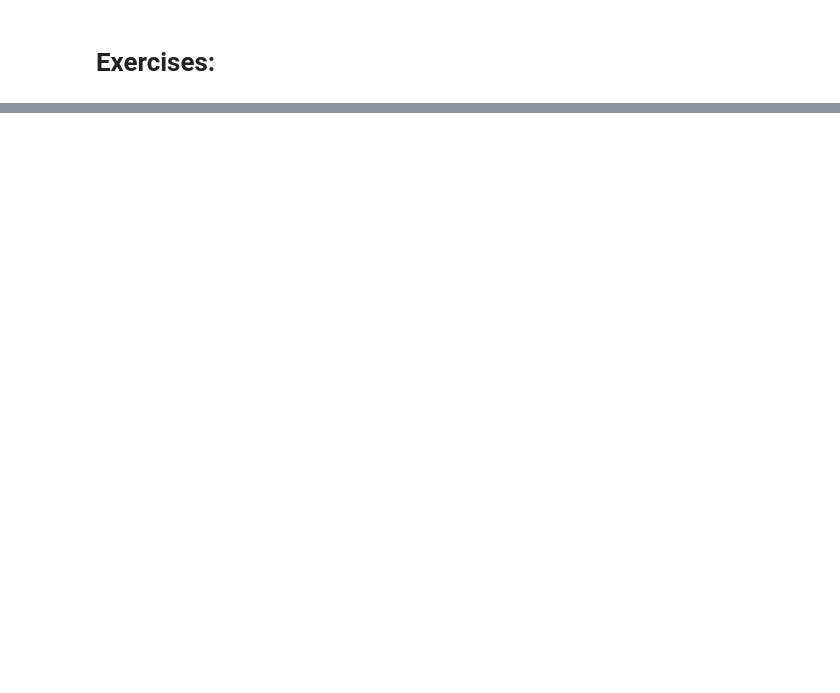
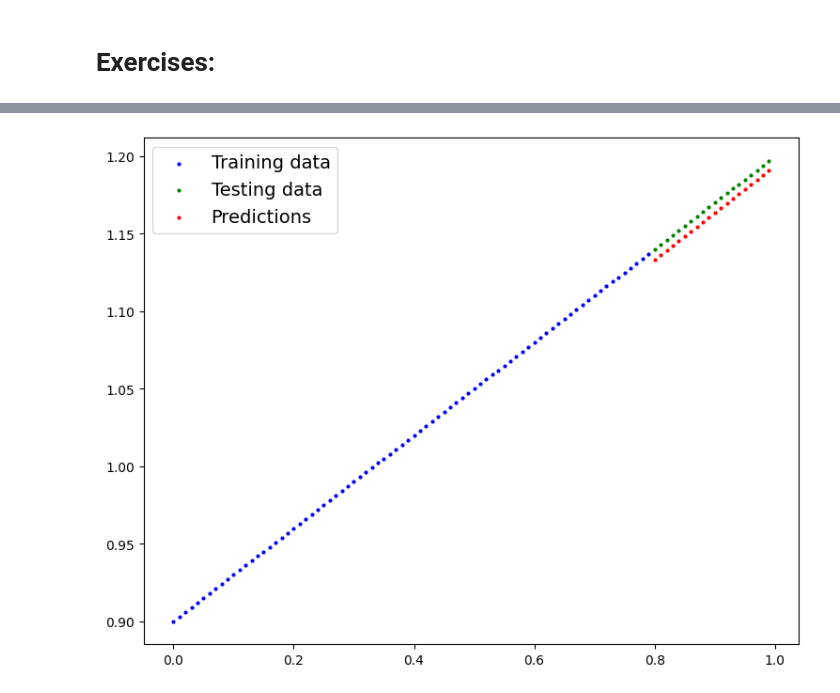
Before and after one commit to srikrish2812/pytorch_practice, a Jupyter notebook: torch_1_workflow.ipynb, the cells around one changed output, grey strips where cells are left out. Cells and saved outputs as stored; diff of their text form; code cells hidden in the pictures; blank space fills up the shorter version.

```diff
--- a/torch_1_workflow.ipynb
+++ b/torch_1_workflow.ipynb
@@ -636,0 +696,32 @@ tensor([[0.8600],
+# %%
+loss_fn = nn.L1Loss()
+optimizer = torch.optim.SGD(params=lin_model.parameters(),
+                            lr=0.01)
+
+epochs = 300
+
+for epoch in range(epochs):
+    lin_model.train()
+
+    # 1. forward pass
+    y_preds = lin_model(X_train)
+
+    # 2. compute loss
+    loss =loss_fn(y_preds, y_train)
+
+    # 3. zero the optimizer gradients
+    optimizer.zero_grad()
+
+    # 4. back propagate the loss
+    loss.backward()
+
+    # 5. step optimizer gradients
+    optimizer.step()
+
+    ## testing loop
+    if epoch%20==0:
+        lin_model.eval()
+        with torch.inference_mode():
+            test_preds = lin_model(X_test)
+            test_loss = loss_fn(test_preds, y_test)
+        print(f"Epoch: {epoch} | Loss : {loss} | Test Loss: {test_loss}")
@@ -636,0 +748,5 @@ tensor([[0.8600],
+# %%
+lin_model.eval()
+with torch.inference_mode():
+    y_test_preds = lin_model(X_test)
+y_test_preds
@@ -636,0 +774,4 @@ tensor([[0.8600],
+# %%
+plot_predictions(X_train, y_train,X_test, y_test,predictions=y_test_preds.cpu())
+# %% [output]
+[figure, added]
```
Also changed, not shown: parts of 23 cells of this notebook.
